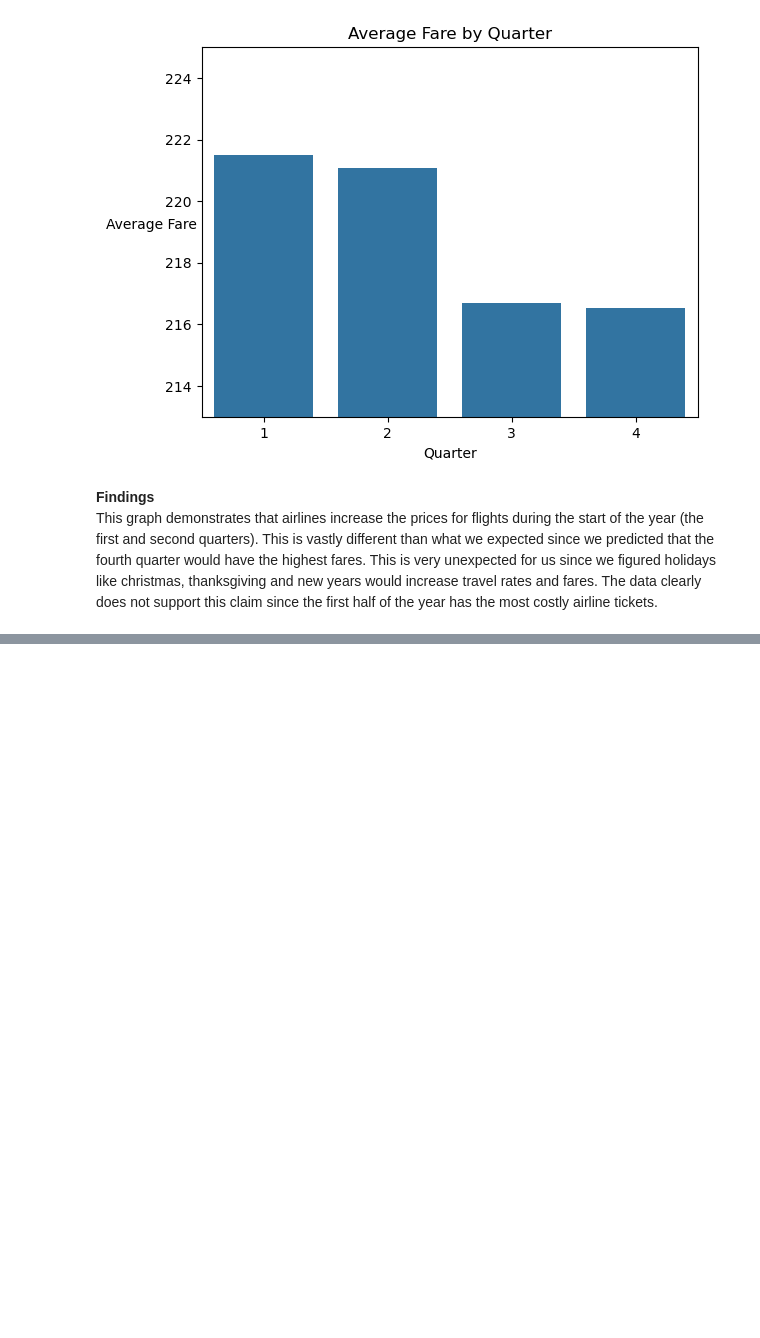
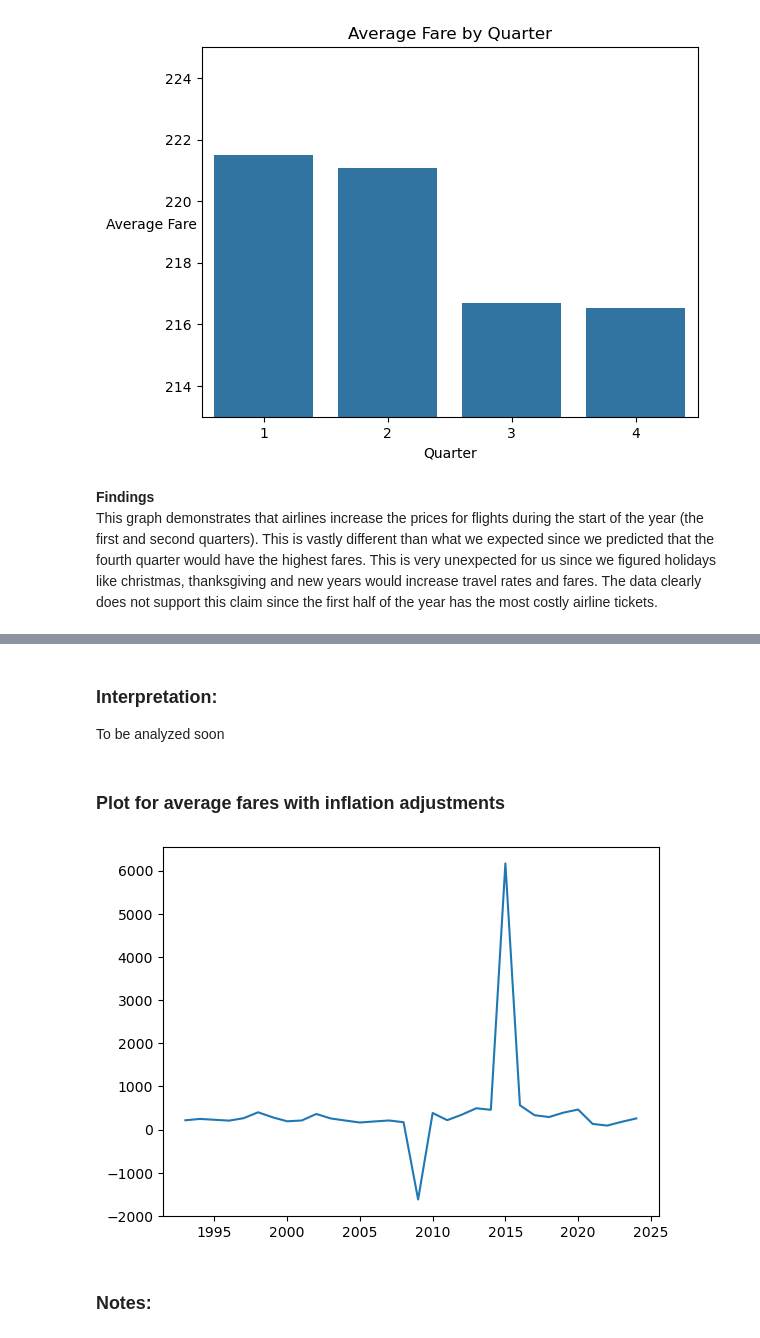
Before and after one commit to RamirezDevOps/us-airfare-trend-analysis, a Jupyter notebook: project.ipynb, the cells around one changed output, grey strips where cells are left out. Drawn from its saved outputs; the diff is of its cells as text; code cells hidden in the pictures; blank space fills up the shorter version.

```diff
--- a/project.ipynb
+++ b/project.ipynb
@@ -152,0 +253,11 @@ This graph demonstrates that airlines increase the prices for flights during the
+# %% [markdown]
+### Interpretation:
+To be analyzed soon
+# %% [markdown]
+### Plot for average fares with inflation adjustments
+# %%
+avg_fare_inflation_plt = plt.plot(avg_fare_by_year_inflation['Year'], avg_fare_by_year_inflation['fare_with_inflation'], label='Fare with Inflation Adjustment')
+# %% [output]
+[figure, added]
+# %% [markdown]
+### Notes:
```
Also changed, not shown: parts of 19 cells of this notebook, 1 other file.
